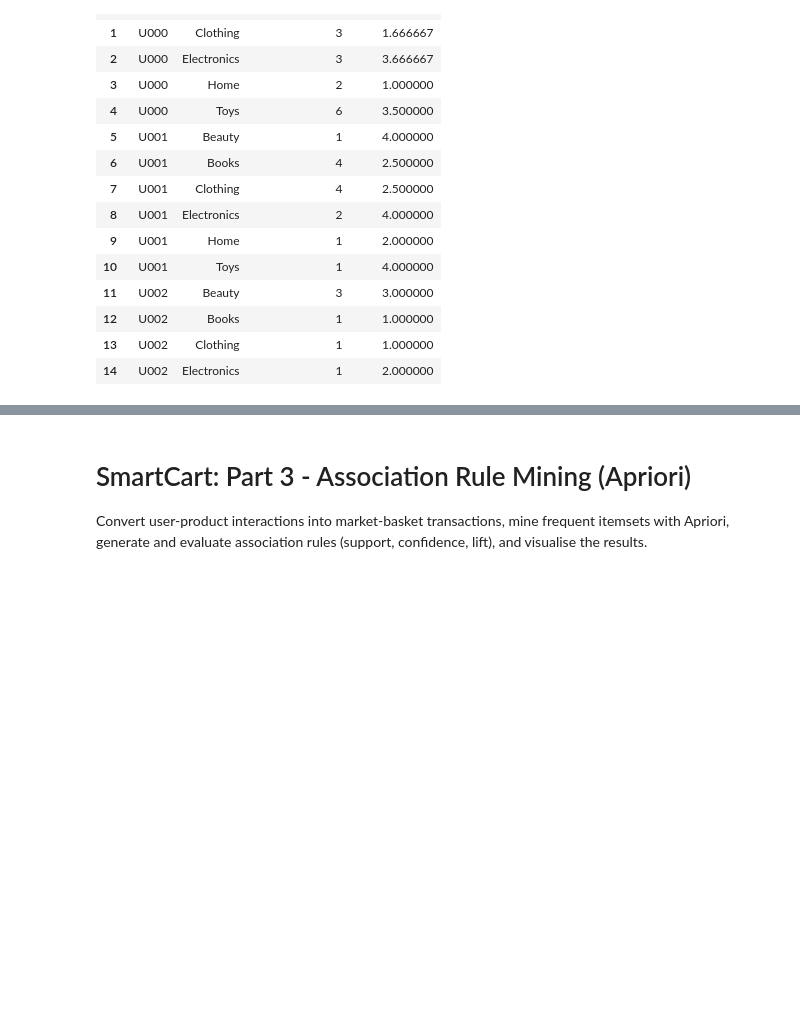
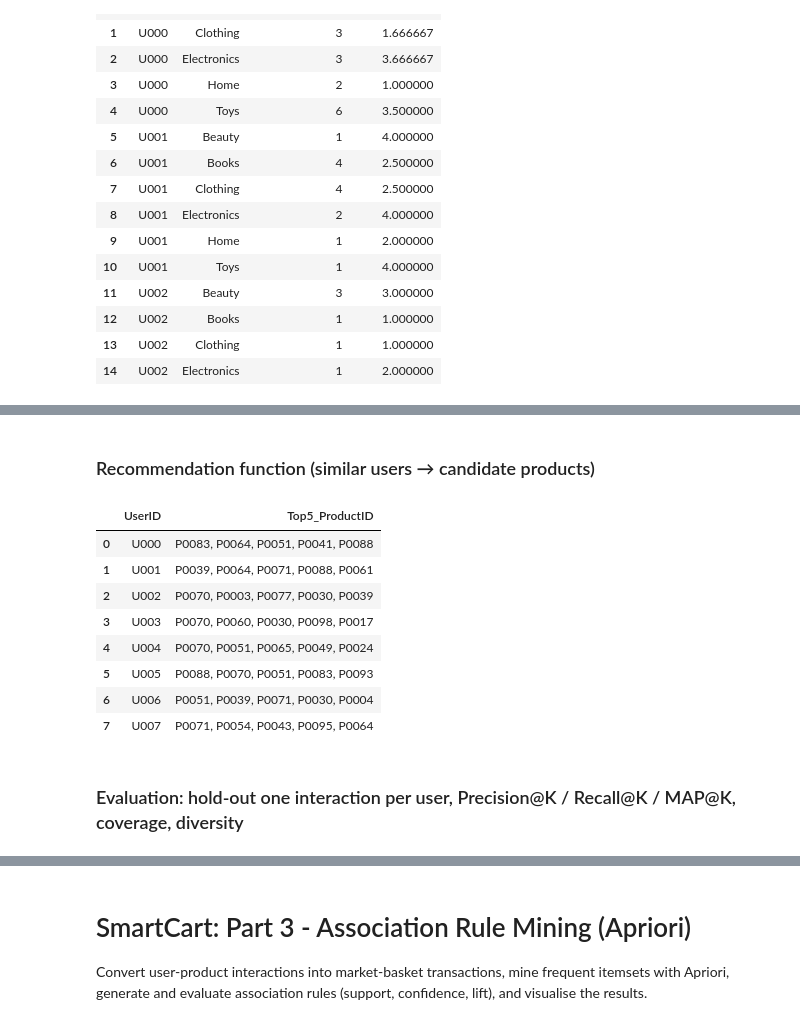
Before and after one commit to Pharo-14/SOEN-471-A2, a Jupyter notebook: src/project_notebook.ipynb, the cells around one changed output, grey strips where cells are left out. Cells and saved outputs as stored; diff of their text form; code cells hidden in the pictures; blank space fills up the shorter version.

```diff
--- a/src/project_notebook.ipynb
+++ b/src/project_notebook.ipynb
@@ -153,0 +175,57 @@ user_category_agg.head(15)
+# %% [markdown]
+### Recommendation function (similar users → candidate products)
+# %%
+def recommend_user_based(
+    target_user: str,
+    R: pd.DataFrame,
+    sim_df: pd.DataFrame,
+    *,
+    n_neighbors: int = 20,
+    top_n: int = 10,
+    min_neighbor_rating: float = 4.0,
+) -> pd.Series:
+    """Return top_n products (index = ProductID, values = weighted score)."""
+    if target_user not in R.index:
+        raise KeyError(target_user)
+    sims = (
+        sim_df.loc[target_user]
+        .drop(labels=[target_user], errors="ignore")
+        .sort_values(ascending=False)
+        .head(n_neighbors)
+    )
+    if sims.empty:
+        return pd.Series(dtype=float)
+
+    unseen = R.loc[target_user] == 0
+    score = np.zeros(R.shape[1], dtype=float)
+    for neighbor, w in sims.items():
+        row = R.loc[neighbor].values.astype(float)
+        score += w * row * (row >= min_neighbor_rating)
+
+    out = pd.Series(score, index=R.columns)
+    return out[unseen].sort_values(ascending=False).head(top_n)
+
+
+sample_users = list(R.index[:8])
+rows = []
+for u in sample_users:
+    top = recommend_user_based(u, R, similarity_df, top_n=5)
+    rows.append(
+        {
+            "UserID": u,
+            "Top5_ProductID": ", ".join(top.index.astype(str)),
+        }
+    )
+pd.DataFrame(rows)
+# %% [output]
+|  | UserID | Top5_ProductID |
+| 0 | U000 | P0083, P0064, P0051, P0041, P0088 |
+| 1 | U001 | P0039, P0064, P0071, P0088, P0061 |
+| 2 | U002 | P0070, P0003, P0077, P0030, P0039 |
+| 3 | U003 | P0070, P0060, P0030, P0098, P0017 |
+| 4 | U004 | P0070, P0051, P0065, P0049, P0024 |
+| 5 | U005 | P0088, P0070, P0051, P0083, P0093 |
+| 6 | U006 | P0051, P0039, P0071, P0030, P0004 |
+| 7 | U007 | P0071, P0054, P0043, P0095, P0064 |
+# %% [markdown]
+### Evaluation: hold-out one interaction per user, Precision@K / Recall@K / MAP@K, coverage, diversity
```
Also changed, not shown: parts of 4 cells of this notebook.
